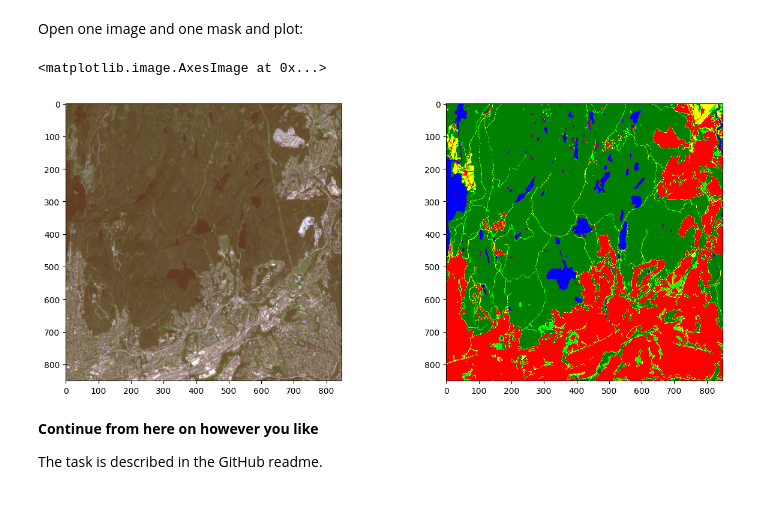
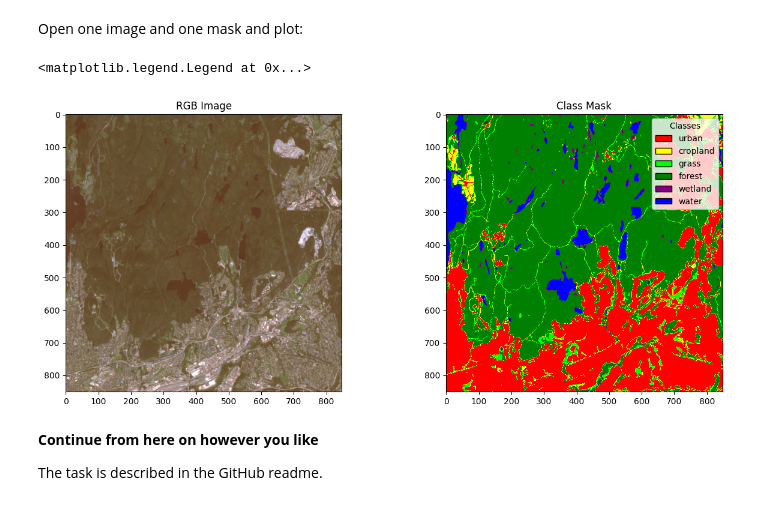
Before and after one commit to zanderVenter/GEE_misc, a Jupyter notebook: multiclass_segmentation.ipynb, the cells around one changed output. Saved outputs shown, nothing was run; the diff lists cells and outputs as text; code cells hidden in the pictures.

```diff
--- a/multiclass_segmentation.ipynb
+++ b/multiclass_segmentation.ipynb
@@ -46,19 +47,30 @@ Open one image and one mask and plot:
 # %%
 idx = 0
 img = rxr.open_rasterio(train_imgs[idx])
 mask = rxr.open_rasterio(train_masks[idx])
 
 _, axs = plt.subplots(1, 2, figsize=(15, 6))
 
+# Define the class labels and corresponding colors
+class_labels = ['urban', 'cropland', 'grass', 'forest', 'wetland', 'water']
+class_colors = ['red', 'yellow', 'lime', 'green', 'purple', 'blue']
+
 # plot the tile
 rgb = img.data[[2, 1, 0]].transpose((1, 2, 0))/2000
 axs[0].imshow(rgb.clip(min=0, max=1))
+axs[0].set_title("RGB Image")
 
 # plot the mask
-axs[1].imshow(mask.data.squeeze(), cmap=ListedColormap(['red','yellow','lime','green','purple','blue']))
+axs[1].imshow(mask.data.squeeze(), cmap=ListedColormap(class_colors))
+axs[1].set_title("Class Mask")
+legend_elements = [Patch(facecolor=color, edgecolor='black', label=label)
+                   for color, label in zip(class_colors, class_labels)]
+
+# Add the legend to the second subplot
+axs[1].legend(handles=legend_elements, loc='upper right', title="Classes")
 # %% [output]
-<matplotlib.image.AxesImage at 0x...>
+<matplotlib.legend.Legend at 0x...>
-[figure, old version]
+[figure, new version]
 # %% [markdown]
 **Continue from here on however you like**
 
```
Also changed, not shown: parts of 2 cells of this notebook.
